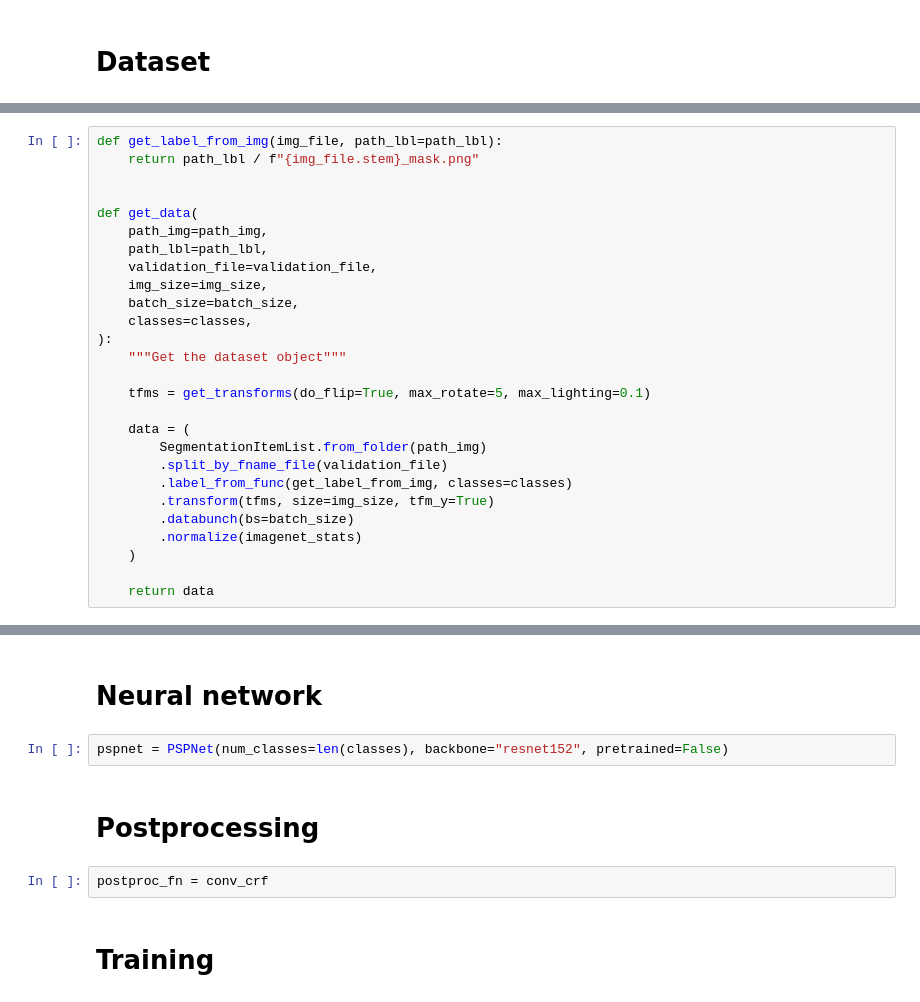
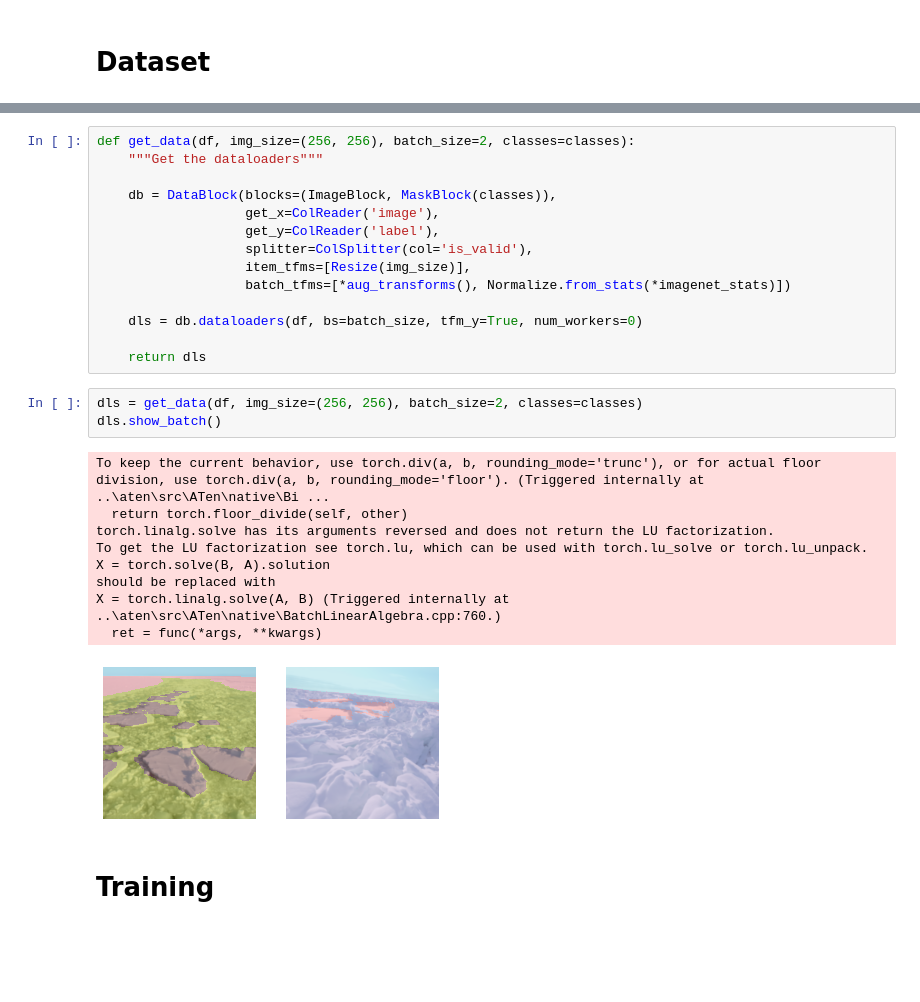
Before and after one commit to panchinabil/sea_ice_segmentation, a Jupyter notebook: index.ipynb, the cells around one changed output, grey strips where cells are left out. Cells and saved outputs as stored; diff of their text form; blank space fills up the shorter version.

```diff
--- a/index.ipynb
+++ b/index.ipynb
@@ -74,27 +86,0 @@ open_image(Path('/media/panchinabil/Nabil/project_2/private_collection/demo-figs
-# %%
-def get_label_from_img(img_file, path_lbl=path_lbl):
-    return path_lbl / f"{img_file.stem}_mask.png"
-
-
-def get_data(
-    path_img=path_img,
-    path_lbl=path_lbl,
-    validation_file=validation_file,
-    img_size=img_size,
-    batch_size=batch_size,
-    classes=classes,
-):
-    """Get the dataset object"""
-
-    tfms = get_transforms(do_flip=True, max_rotate=5, max_lighting=0.1)
-
-    data = (
-        SegmentationItemList.from_folder(path_img)
-        .split_by_fname_file(validation_file)
-        .label_from_func(get_label_from_img, classes=classes)
-        .transform(tfms, size=img_size, tfm_y=True)
-        .databunch(bs=batch_size)
-        .normalize(imagenet_stats)
-    )
-
-    return data
@@ -186,10 +87,29 @@ metrics = [Mean_IoU, Accuracy, F1_score]
-# %% [markdown]
-# Neural network
-# %%
-pspnet = PSPNet(num_classes=len(classes), backbone="resnet152", pretrained=False)
-# %% [markdown]
-# Postprocessing
-# %%
-postproc_fn = conv_crf
+# %%
+def get_data(df, img_size=(256, 256), batch_size=2, classes=classes):
+    """Get the dataloaders"""
+
+    db = DataBlock(blocks=(ImageBlock, MaskBlock(classes)),
+                   get_x=ColReader('image'),
+                   get_y=ColReader('label'),
+                   splitter=ColSplitter(col='is_valid'),
+                   item_tfms=[Resize(img_size)],
+                   batch_tfms=[*aug_transforms(), Normalize.from_stats(*imagenet_stats)])
+
+    dls = db.dataloaders(df, bs=batch_size, tfm_y=True, num_workers=0)
+
+    return dls
+# %%
+dls = get_data(df, img_size=(256, 256), batch_size=2, classes=classes)
+dls.show_batch()
+# %% [output]
+To keep the current behavior, use torch.div(a, b, rounding_mode='trunc'), or for actual floor division, use torch.div(a, b, rounding_mode='floor'). (Triggered internally at  ..\aten\src\ATen\native\Bi ...
+  return torch.floor_divide(self, other)
+torch.linalg.solve has its arguments reversed and does not return the LU factorization.
+To get the LU factorization see torch.lu, which can be used with torch.lu_solve or torch.lu_unpack.
+X = torch.solve(B, A).solution
+should be replaced with
+X = torch.linalg.solve(A, B) (Triggered internally at  ..\aten\src\ATen\native\BatchLinearAlgebra.cpp:760.)
+  ret = func(*args, **kwargs)
+[figure, added]
 # %% [markdown]
 # Training
```
Also changed, not shown: parts of 20 cells of this notebook, 32 other files.
